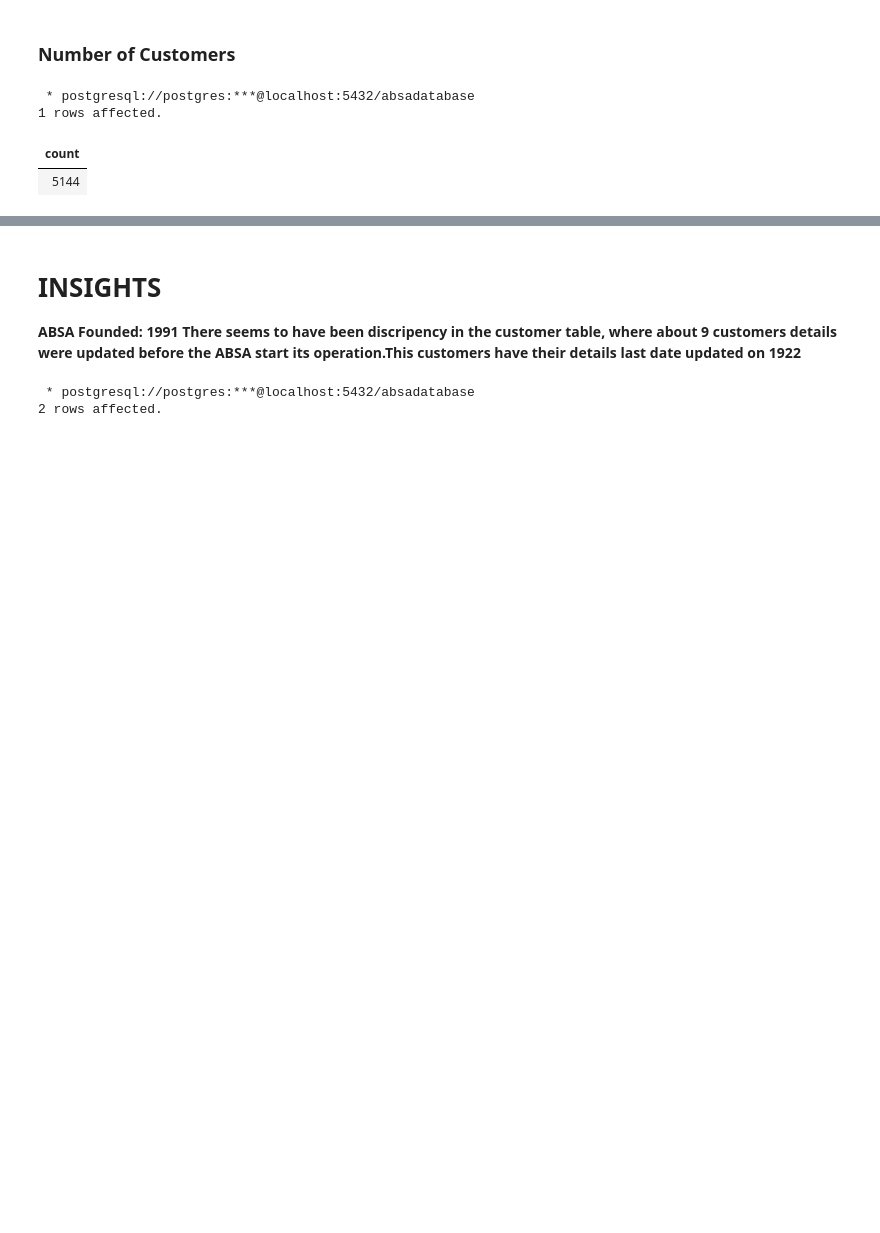
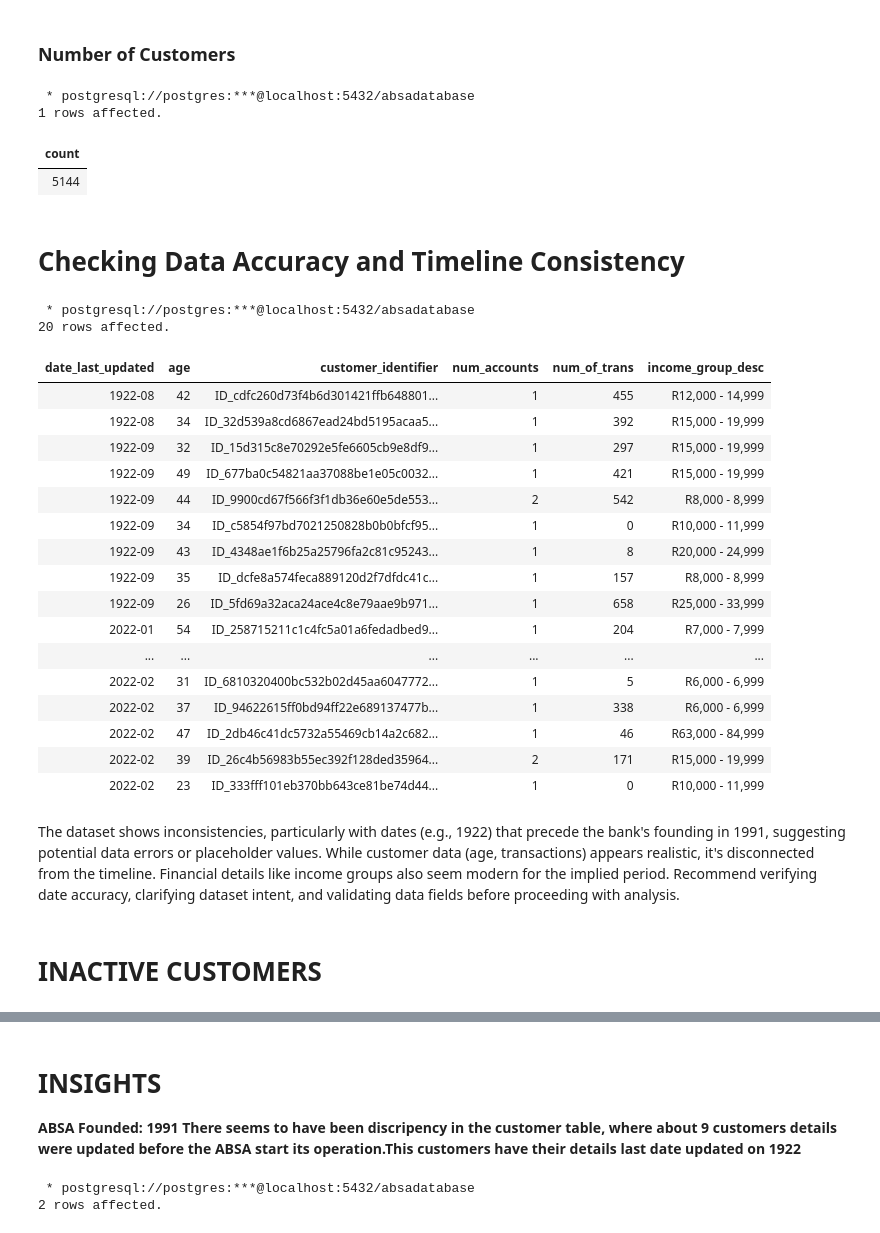
Before and after one commit to The-DigitalAcademy/EXPLORING-ABSA-DATASETS, a Jupyter notebook: Basic Analysis.ipynb, the cells around one changed output, grey strips where cells are left out. Saved outputs shown, nothing was run; the diff lists cells and outputs as text; code cells hidden in the pictures; blank space fills up the shorter version.

Commit message:
Inactive Customers

```diff
--- a/Basic Analysis.ipynb
+++ b/Basic Analysis.ipynb
@@ -54,5 +54,50 @@ SELECT COUNT(DISTINCT(customer_identifier)) FROM customer
 1 rows affected.
 | count |
 | 5144 |
+# %% [markdown]
+# **Checking Data Accuracy and Timeline Consistency**
+# %%
+%%sql
+SELECT c.date_last_updated,
+       c.age,
+       c.customer_identifier,
+       COUNT(DISTINCT(t.account_number)) AS num_accounts,
+       COUNT(t.transaction_description) as num_of_trans,
+       i.income_group_desc
+FROM customer c
+JOIN transactiondata t
+ON t.customer_identifier = c.customer_identifier
+JOIN income_group i
+ON i.income_group_code = c.income_group_code
+GROUP BY c.date_last_updated,
+         c.customer_identifier,
+         c.age,
+         i.income_group_desc
+ORDER BY c.date_last_updated
+LIMIT 20;
+# %% [output]
+ * postgresql://postgres:***@localhost:5432/absadatabase
+20 rows affected.
+| date_last_updated | age | customer_identifier | num_accounts | num_of_trans | income_group_desc |
+| 1922-08 | 42 | ID_cdfc260d73f4b6d301421ffb648801... | 1 | 455 | R12,000 - 14,999 |
+| 1922-08 | 34 | ID_32d539a8cd6867ead24bd5195acaa5... | 1 | 392 | R15,000 - 19,999 |
+| 1922-09 | 32 | ID_15d315c8e70292e5fe6605cb9e8df9... | 1 | 297 | R15,000 - 19,999 |
+| 1922-09 | 49 | ID_677ba0c54821aa37088be1e05c0032... | 1 | 421 | R15,000 - 19,999 |
+| 1922-09 | 44 | ID_9900cd67f566f3f1db36e60e5de553... | 2 | 542 | R8,000 - 8,999 |
+| 1922-09 | 34 | ID_c5854f97bd7021250828b0b0bfcf95... | 1 | 0 | R10,000 - 11,999 |
+| 1922-09 | 43 | ID_4348ae1f6b25a25796fa2c81c95243... | 1 | 8 | R20,000 - 24,999 |
+| 1922-09 | 35 | ID_dcfe8a574feca889120d2f7dfdc41c... | 1 | 157 | R8,000 - 8,999 |
+| 1922-09 | 26 | ID_5fd69a32aca24ace4c8e79aae9b971... | 1 | 658 | R25,000 - 33,999 |
+| 2022-01 | 54 | ID_258715211c1c4fc5a01a6fedadbed9... | 1 | 204 | R7,000 - 7,999 |
+| ... | ... | ... | ... | ... | ... |
+| 2022-02 | 31 | ID_6810320400bc532b02d45aa6047772... | 1 | 5 | R6,000 - 6,999 |
+| 2022-02 | 37 | ID_94622615ff0bd94ff22e689137477b... | 1 | 338 | R6,000 - 6,999 |
+| 2022-02 | 47 | ID_2db46c41dc5732a55469cb14a2c682... | 1 | 46 | R63,000 - 84,999 |
+| 2022-02 | 39 | ID_26c4b56983b55ec392f128ded35964... | 2 | 171 | R15,000 - 19,999 |
+| 2022-02 | 23 | ID_333fff101eb370bb643ce81be74d44... | 1 | 0 | R10,000 - 11,999 |
+# %% [markdown]
+The dataset shows inconsistencies, particularly with dates (e.g., 1922) that precede the bank's founding in 1991, suggesting potential data errors or placeholder values. While customer data (age, transactions) appears realistic, it's disconnected from the timeline. Financial details like income groups also seem modern for the implied period. Recommend verifying date accuracy, clarifying dataset intent, and validating data fields before proceeding with analysis.
+# %% [markdown]
+# INACTIVE CUSTOMERS
 # %%
 %%sql
```
Also changed, not shown: parts of 3 cells of this notebook.
